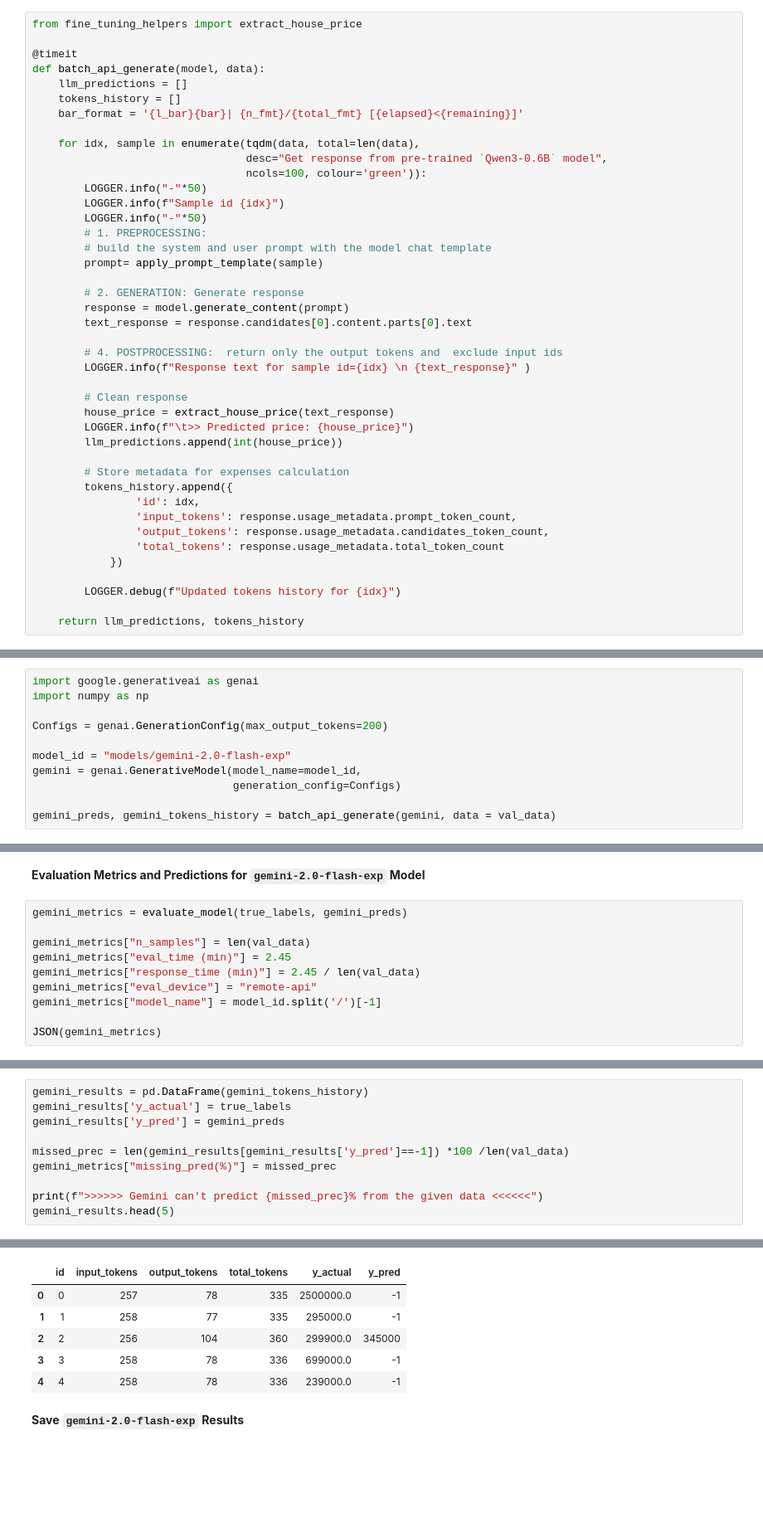
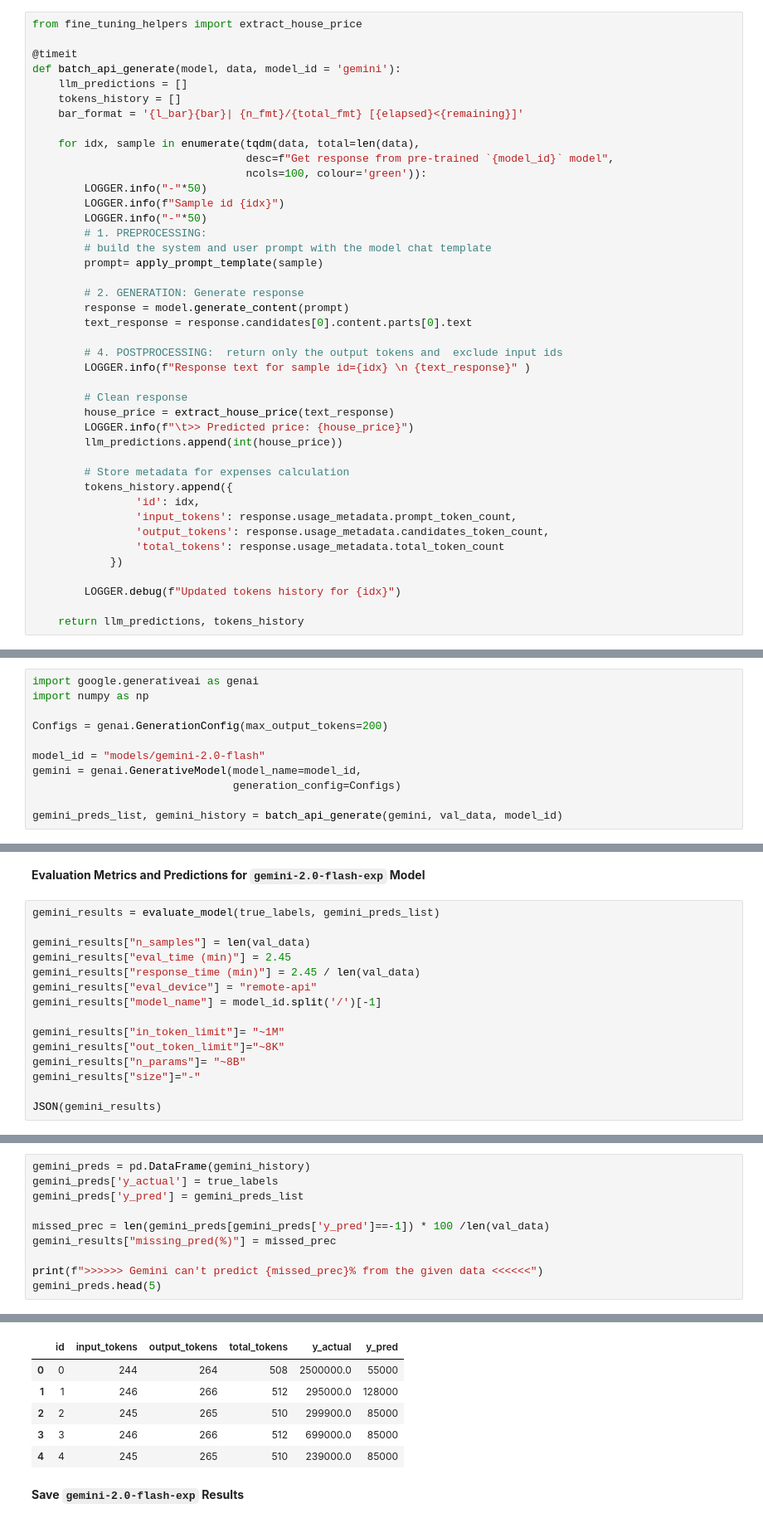
Before and after one commit to heba14101998/Qwen-LoRA-Estate, a Jupyter notebook: 3_Evaluate_all_Models.ipynb, the cells around one changed output, grey strips where cells are left out. Shown: that part at 83% size. Cells and saved outputs as stored; diff of their text form; blank space fills up the shorter version.

Commit message:
document final results and comparsion

```diff
--- a/3_Evaluate_all_Models.ipynb
+++ b/3_Evaluate_all_Models.ipynb
@@ -143,13 +143,13 @@ This function uses another function from the `fine_tuning_helpers.py` and `utils
 from fine_tuning_helpers import extract_house_price
 
 @timeit
-def batch_api_generate(model, data):
+def batch_api_generate(model, data, model_id = 'gemini'):
     llm_predictions = []
     tokens_history = []
     bar_format = '{l_bar}{bar}| {n_fmt}/{total_fmt} [{elapsed}<{remaining}]'
 
     for idx, sample in enumerate(tqdm(data, total=len(data),
-                                 desc="Get response from pre-trained `Qwen3-0.6B` model",
+                                 desc=f"Get response from pre-trained `{model_id}` model",
                                  ncols=100, colour='green')):
         LOGGER.info("-"*50)
         LOGGER.info(f"Sample id {idx}")
@@ -211,8 +211,8 @@ import numpy as np
 
 Configs = genai.GenerationConfig(max_output_tokens=200)
 
-model_id = "models/gemini-2.0-flash-exp"
+model_id = "models/gemini-2.0-flash"
 gemini = genai.GenerativeModel(model_name=model_id,
                                generation_config=Configs)
 
-gemini_preds, gemini_tokens_history = batch_api_generate(gemini, data = val_data)
+gemini_preds_list, gemini_history = batch_api_generate(gemini, val_data, model_id)
@@ -233,12 +228,17 @@ Predicted Prices [-1, -1, 345000, -1, -1, -1, -1, -1, -1, -1]
 # %% [markdown]
 **Evaluation Metrics and Predictions for `gemini-2.0-flash-exp` Model**
 # %%
-gemini_metrics = evaluate_model(true_labels, gemini_preds)
+gemini_results = evaluate_model(true_labels, gemini_preds_list)
 
-gemini_metrics["n_samples"] = len(val_data)
-gemini_metrics["eval_time (min)"] = 2.45
-gemini_metrics["response_time (min)"] = 2.45 / len(val_data)
-gemini_metrics["eval_device"] = "remote-api"
-gemini_metrics["model_name"] = model_id.split('/')[-1]
+gemini_results["n_samples"] = len(val_data)
+gemini_results["eval_time (min)"] = 2.45
+gemini_results["response_time (min)"] = 2.45 / len(val_data)
+gemini_results["eval_device"] = "remote-api"
+gemini_results["model_name"] = model_id.split('/')[-1]
 
-JSON(gemini_metrics)
+gemini_results["in_token_limit"]= "~1M"
+gemini_results["out_token_limit"]="~8K"
+gemini_results["n_params"]= "~8B"
+gemini_results["size"]="-"
+
+JSON(gemini_results)
@@ -245,11 +247,11 @@ JSON(gemini_metrics)
 # %%
-gemini_results = pd.DataFrame(gemini_tokens_history)
-gemini_results['y_actual'] = true_labels
-gemini_results['y_pred'] = gemini_preds
+gemini_preds = pd.DataFrame(gemini_history)
+gemini_preds['y_actual'] = true_labels
+gemini_preds['y_pred'] = gemini_preds_list
 
-missed_prec = len(gemini_results[gemini_results['y_pred']==-1]) *100 /len(val_data)
-gemini_metrics["missing_pred(%)"] = missed_prec
+missed_prec = len(gemini_preds[gemini_preds['y_pred']==-1]) * 100 /len(val_data)
+gemini_results["missing_pred(%)"] = missed_prec
 
 print(f">>>>>> Gemini can't predict {missed_prec}% from the given data <<<<<<")
-gemini_results.head(5)
+gemini_preds.head(5)
 # %% [output]
@@ -257,9 +259,9 @@ gemini_results.head(5)
 |  | id | input_tokens | output_tokens | total_tokens | y_actual | y_pred |
-| 0 | 0 | 257 | 78 | 335 | 2500000.0 | -1 |
-| 1 | 1 | 258 | 77 | 335 | 295000.0 | -1 |
-| 2 | 2 | 256 | 104 | 360 | 299900.0 | 345000 |
-| 3 | 3 | 258 | 78 | 336 | 699000.0 | -1 |
-| 4 | 4 | 258 | 78 | 336 | 239000.0 | -1 |
+| 0 | 0 | 244 | 264 | 508 | 2500000.0 | 55000 |
+| 1 | 1 | 246 | 266 | 512 | 295000.0 | 128000 |
+| 2 | 2 | 245 | 265 | 510 | 299900.0 | 85000 |
+| 3 | 3 | 246 | 266 | 512 | 699000.0 | 85000 |
+| 4 | 4 | 245 | 265 | 510 | 239000.0 | 85000 |
 # %% [markdown]
 **Save `gemini-2.0-flash-exp` Results**
 # %%
```
Also changed, not shown: parts of 32 cells of this notebook, 14 other files.
